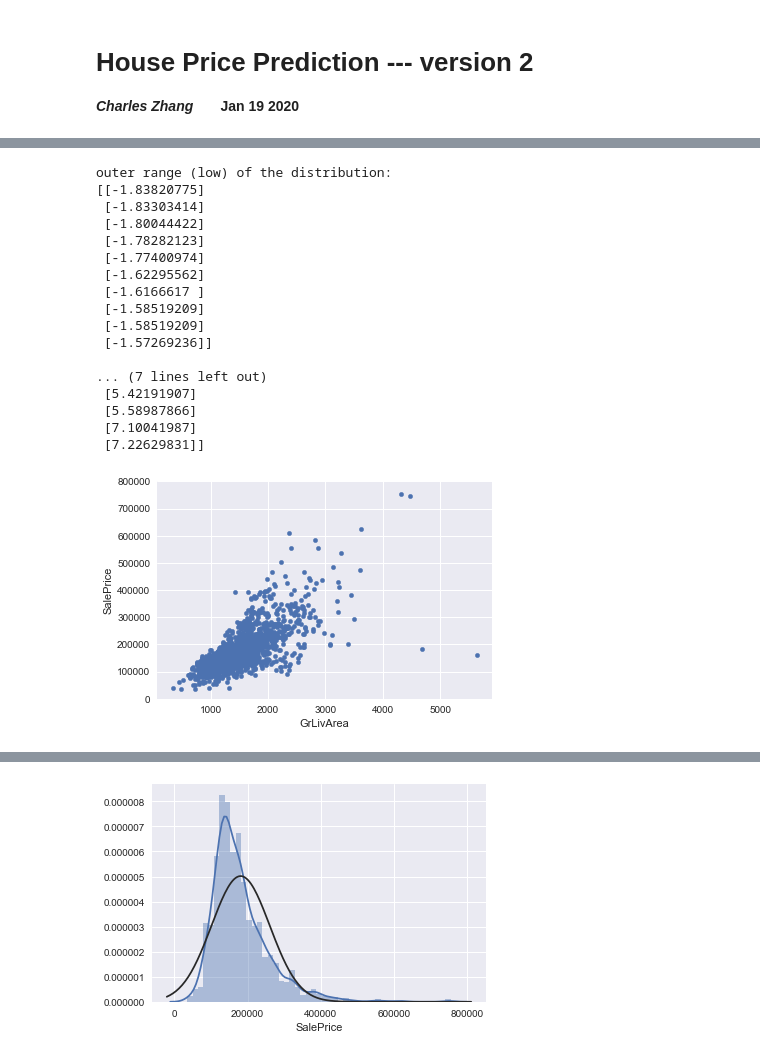
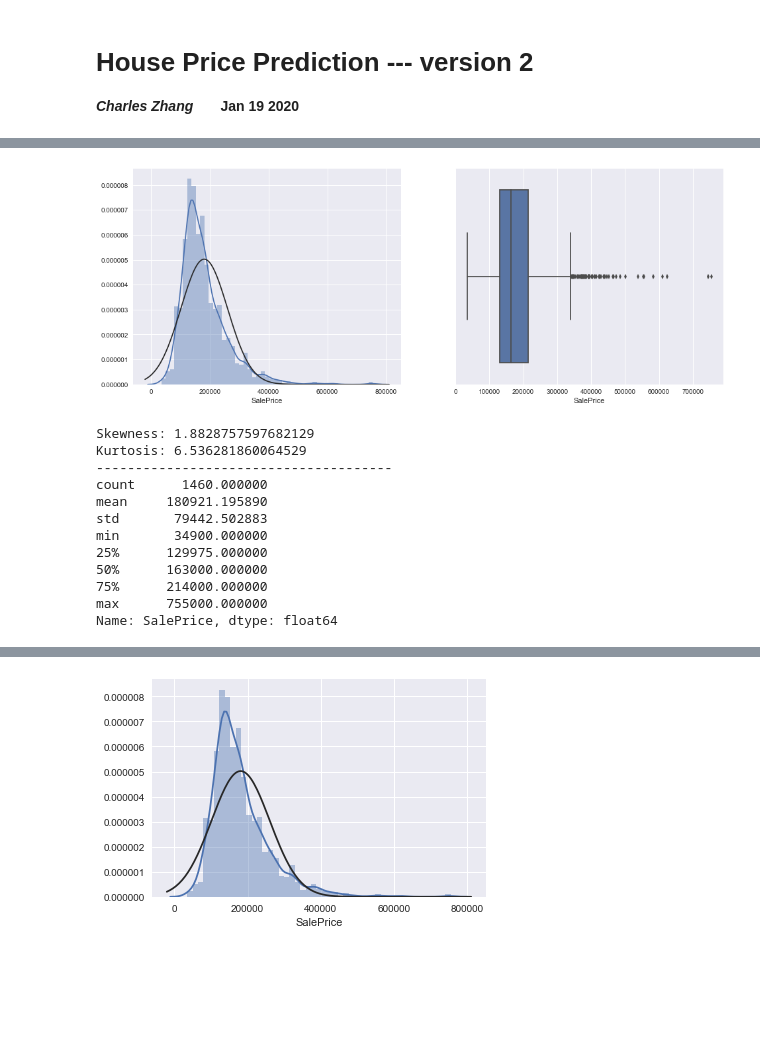
Before and after one commit to zcczhang/House_Price_Prediction_Model, a Jupyter notebook: house_price_prediction_v2.ipynb, the cells around one changed output, grey strips where cells are left out. Cells and saved outputs as stored; diff of their text form; code cells hidden in the pictures; blank space fills up the shorter version.

```diff
--- a/house_price_prediction_v2.ipynb
+++ b/house_price_prediction_v2.ipynb
@@ -36,3 +34,8 @@ ModuleNotFoundError: No module named 'mlxtend'
 # %%
 test = pd.read_csv("https://raw.githubusercontent.com/zcczhang/House_Price_Prediction_Model/master/input/test.csv")
-dftrain = pd.read_csv("https://raw.githubusercontent.com/zcczhang/House_Price_Prediction_Model/master/input/train.csv")
+train = pd.read_csv("https://raw.githubusercontent.com/zcczhang/House_Price_Prediction_Model/master/input/train.csv")
+train_size = train.shape[0]
+submission = pd.read_csv("https://raw.githubusercontent.com/zcczhang/House_Price_Prediction_Model/master/input/sample_submission.csv")
+
+import warnings
+warnings.filterwarnings(action="ignore")
@@ -83,8 +41,0 @@ sns.heatmap(corrmat, vmax=.8, square=True);
-# %%
-#saleprice correlation matrix
-k = 10 #number of variables for heatmap
-cols = corrmat.nlargest(k, 'SalePrice')['SalePrice'].index
-cm = np.corrcoef(df_train[cols].values.T)
-sns.set(font_scale=1.25)
-hm = sns.heatmap(cm, cbar=True, annot=True, square=True, fmt='.2f', annot_kws={'size': 10}, yticklabels=cols.values, xticklabels=cols.values)
-plt.show()
@@ -93,6 +41,0 @@ plt.show()
-# %%
-#scatterplot
-sns.set()
-cols = ['SalePrice', 'OverallQual', 'GrLivArea', 'GarageCars', 'TotalBsmtSF', 'FullBath', 'YearBuilt']
-sns.pairplot(df_train[cols], size = 2.5)
-plt.show();
@@ -132,34 +42,25 @@ df_train.isnull().sum().max() #just checking that there's no missing data missin
-# %%
-#standardizing data
-saleprice_scaled = StandardScaler().fit_transform(df_train['SalePrice'][:,np.newaxis]);
-low_range = saleprice_scaled[saleprice_scaled[:,0].argsort()][:10]
-high_range= saleprice_scaled[saleprice_scaled[:,0].argsort()][-10:]
-print('outer range (low) of the distribution:')
-print(low_range)
-print('\nouter range (high) of the distribution:')
-print(high_range)
-# %% [output]
-outer range (low) of the distribution:
-[[-1.83820775]
- [-1.83303414]
- [-1.80044422]
- [-1.78282123]
- [-1.77400974]
- [-1.62295562]
- [-1.6166617 ]
- [-1.58519209]
- [-1.58519209]
- [-1.57269236]]
-
-... (7 lines left out)
- [5.42191907]
- [5.58987866]
- [7.10041987]
- [7.22629831]]
-# %%
-#bivariate analysis saleprice/grlivarea
-var = 'GrLivArea'
-data = pd.concat([df_train['SalePrice'], df_train[var]], axis=1)
-data.plot.scatter(x=var, y='SalePrice', ylim=(0,800000));
-# %% [output]
-[figure, removed]
+# %%
+f,ax = plt.subplots(1,2,figsize=(16,6))
+sns.distplot(train['SalePrice'],fit=norm,ax=ax[0])
+sns.boxplot(train['SalePrice'])
+plt.show()
+
+#skewness and kurtosis
+print("Skewness: {}".format(train['SalePrice'].skew()))
+print("Kurtosis: {}".format(train['SalePrice'].kurt()))
+print("--------------------------------------")
+print(train['SalePrice'].describe())
+# %% [output]
+[figure, added]
+Skewness: 1.8828757597682129
+Kurtosis: 6.536281860064529
+--------------------------------------
+count      1460.000000
+mean     180921.195890
+std       79442.502883
+min       34900.000000
+25%      129975.000000
+50%      163000.000000
+75%      214000.000000
+max      755000.000000
+Name: SalePrice, dtype: float64
```
Also changed, not shown: parts of 50 cells of this notebook, 1 other file.
